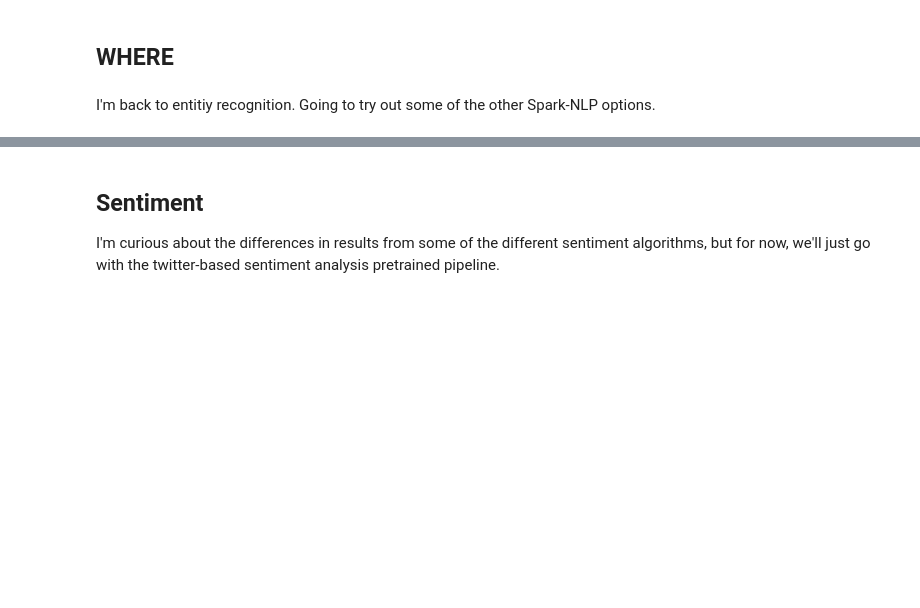
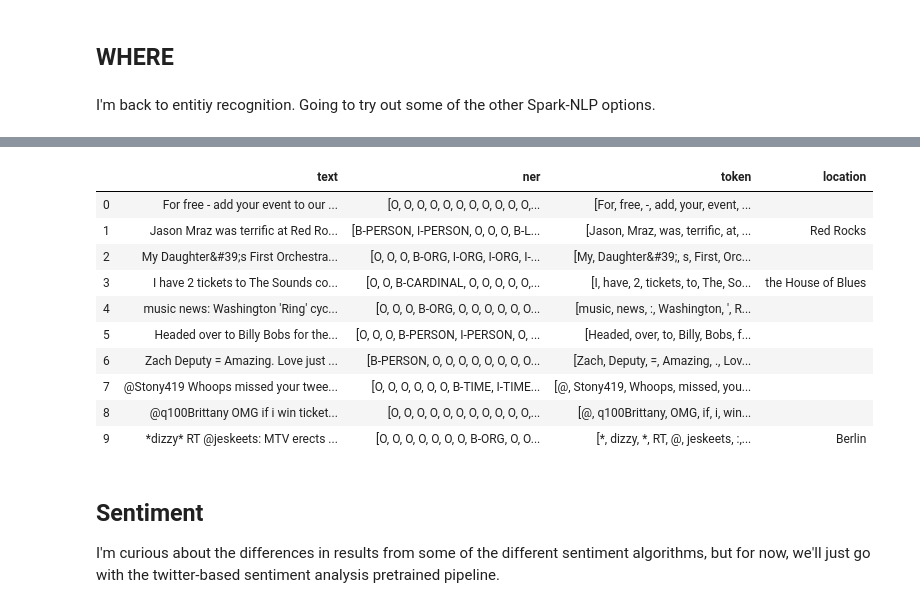
Before and after one commit to allisoncstafford/concert_tweets, a Jupyter notebook: notebooks/classifier.ipynb, the cells around one changed output, grey strips where cells are left out. Cells and saved outputs as stored; diff of their text form; code cells hidden in the pictures; blank space fills up the shorter version.

Commit message:
add location parsing

```diff
--- a/notebooks/classifier.ipynb
+++ b/notebooks/classifier.ipynb
@@ -707,0 +725,32 @@ Looking at the NER of the first entries, I'm going to go with Onto_Lg.
+# %%
+loc_pd = annotation_entity4.select('text',
+                                   F.col('ner.result').alias('ner'),
+                                   F.col('token.result').alias('token'))\
+                            .toPandas()
+# %%
+target_ners = ['FAC', 'GPE', 'LOC']
+# %%
+locations = []
+for ners, tokens in zip(loc_pd['ner'], loc_pd['token']):
+    location = []
+    for ner, token in zip(ners, tokens):
+        if any(target_ner in ner for target_ner in target_ners):
+            location.append(token)
+    location = ' '.join(location)
+    locations.append(location)
+# %%
+loc_pd['location'] = locations
+# %%
+loc_pd.head(10)
+# %% [output]
+|  | text | ner | token | location |
+| 0 | For free - add your event to our ... | [O, O, O, O, O, O, O, O, O, O, O,... | [For, free, -, add, your, event, ... |  |
+| 1 | Jason Mraz was terrific at Red Ro... | [B-PERSON, I-PERSON, O, O, O, B-L... | [Jason, Mraz, was, terrific, at, ... | Red Rocks |
+| 2 | My Daughter&#39;s First Orchestra... | [O, O, O, B-ORG, I-ORG, I-ORG, I-... | [My, Daughter&#39;, s, First, Orc... |  |
+| 3 | I have 2 tickets to The Sounds co... | [O, O, B-CARDINAL, O, O, O, O, O,... | [I, have, 2, tickets, to, The, So... | the House of Blues |
+| 4 | music news: Washington 'Ring' cyc... | [O, O, O, B-ORG, O, O, O, O, O, O... | [music, news, :, Washington, ', R... |  |
+| 5 | Headed over to Billy Bobs for the... | [O, O, O, B-PERSON, I-PERSON, O, ... | [Headed, over, to, Billy, Bobs, f... |  |
+| 6 | Zach Deputy = Amazing. Love just ... | [B-PERSON, O, O, O, O, O, O, O, O... | [Zach, Deputy, =, Amazing, ., Lov... |  |
+| 7 | @Stony419 Whoops missed your twee... | [O, O, O, O, O, O, B-TIME, I-TIME... | [@, Stony419, Whoops, missed, you... |  |
+| 8 | @q100Brittany OMG if i win ticket... | [O, O, O, O, O, O, O, O, O, O, O,... | [@, q100Brittany, OMG, if, i, win... |  |
+| 9 | *dizzy* RT @jeskeets: MTV erects ... | [O, O, O, O, O, O, O, B-ORG, O, O... | [*, dizzy, *, RT, @, jeskeets, :,... | Berlin |
```
Also changed, not shown: parts of 10 cells of this notebook.
